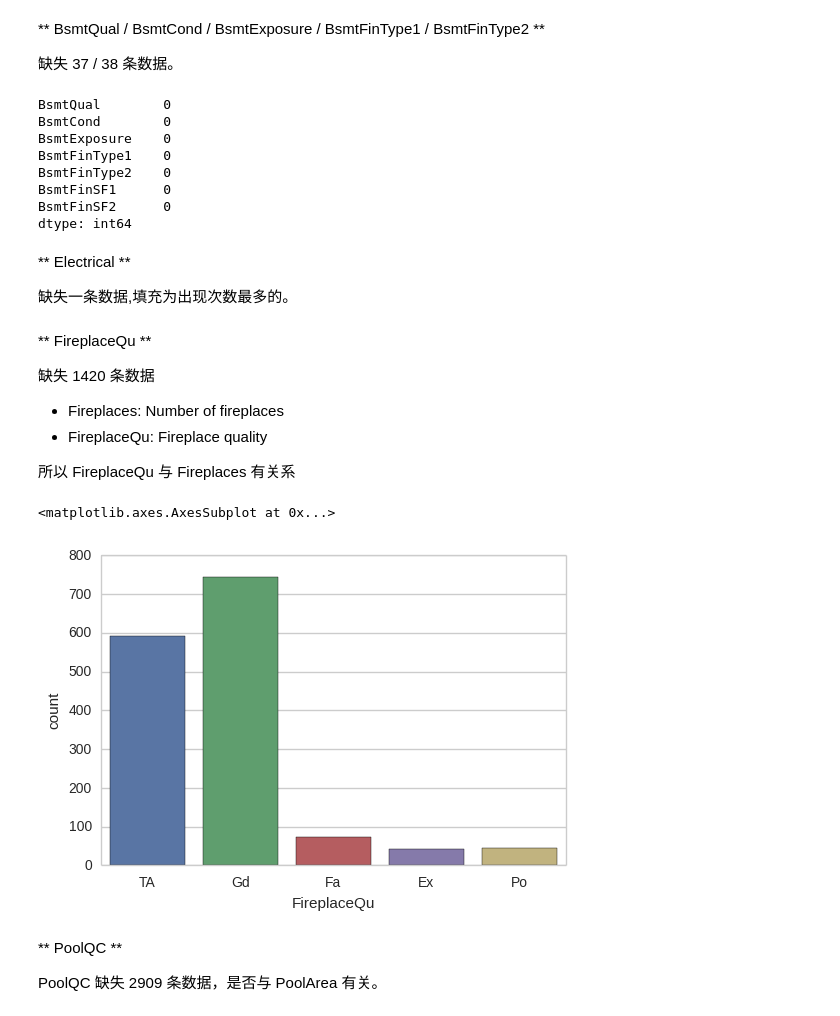
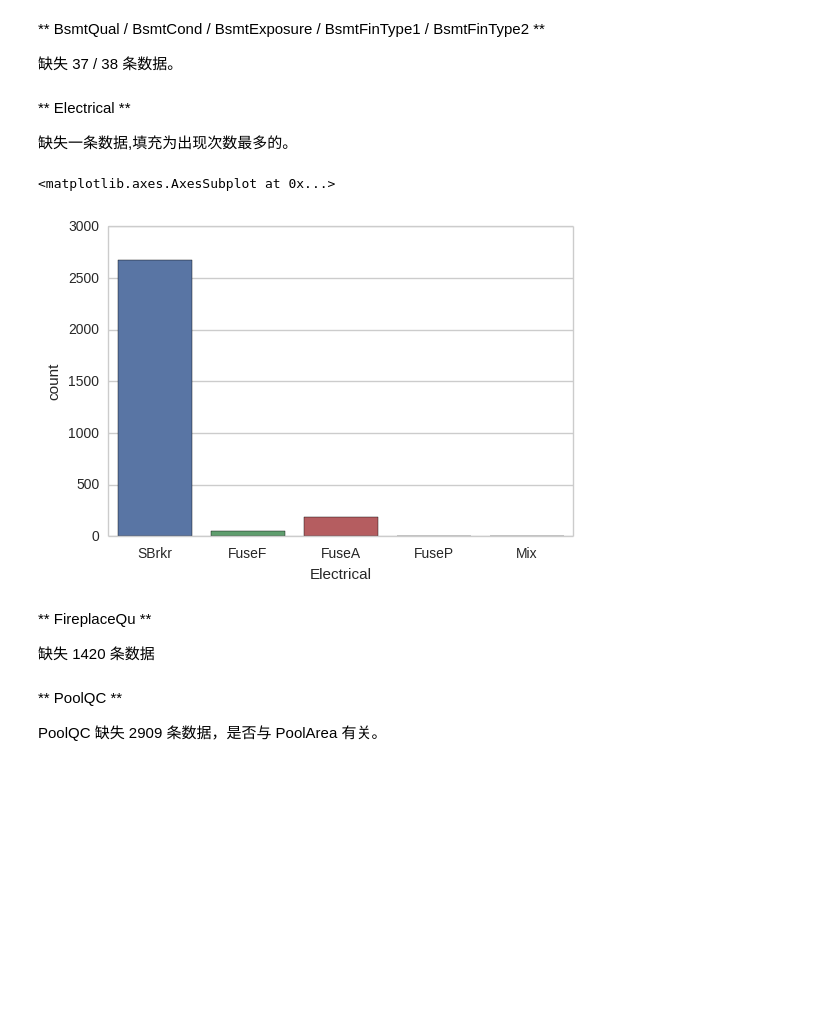
Before and after one commit to SunnyMarkLiu/Kaggle-House-Prices, a Jupyter notebook: Data_Cleaning_and_Feature_Engineering_Final_Version.ipynb, the cells around one changed output. Drawn from its saved outputs; the diff is of its cells as text; code cells hidden in the pictures; blank space fills up the shorter version.

```diff
--- a/Data_Cleaning_and_Feature_Engineering_Final_Version.ipynb
+++ b/Data_Cleaning_and_Feature_Engineering_Final_Version.ipynb
@@ -145,3 +86,8 @@ conbined_data['LotFrontage'][column] = conbined_data['SqrtLotArea'][column].\
+# %%
+lf_neighbor_map = conbined_data['LotFrontage'].groupby(conbined_data["Neighborhood"]).median()
+
+rows = conbined_data['LotFrontage'].isnull()
+conbined_data['LotFrontage'][rows] = conbined_data['Neighborhood'][rows].map(lambda neighbor : lf_neighbor_map[neighbor])
 # %%
 conbined_data[conbined_data['LotFrontage'].isnull()]
 # %% [output]
@@ -193,19 +126,13 @@ for column in basement_cols:
 # 对于数值型的 BsmtFinSF1 和 BsmtFinSF2
 fill_missing_conbined_data('BsmtFinSF1', 0)
 fill_missing_conbined_data('BsmtFinSF2', 0)
-# %%
-conbined_data[basement_cols].isnull().sum()
-# %% [output]
-BsmtQual        0
-BsmtCond        0
-BsmtExposure    0
-BsmtFinType1    0
-BsmtFinType2    0
-BsmtFinSF1      0
-BsmtFinSF2      0
-dtype: int64
 # %% [markdown]
 ** Electrical **
 
 缺失一条数据,填充为出现次数最多的。
+# %%
+sns.countplot(conbined_data['Electrical'])
+# %% [output]
+<matplotlib.axes.AxesSubplot at 0x...>
+[figure, added]
 # %%
@@ -214,17 +141,6 @@ fill_missing_conbined_data('Electrical', conbined_data['Electrical'].max())
 ** FireplaceQu **
 
 缺失 1420 条数据
-* Fireplaces: Number of fireplaces
-* FireplaceQu: Fireplace quality
-
-所以 FireplaceQu 与 Fireplaces 有关系
-# %%
-conbined_data['FireplaceQu'].value_counts()
-conbined_data[['FireplaceQu', 'Fireplaces']].groupby(['FireplaceQu']).median()
-sns.countplot(conbined_data['FireplaceQu'])
-# %% [output]
-<matplotlib.axes.AxesSubplot at 0x...>
-[figure, removed]
 # %%
 # 对于 Fireplaces 为 0 的，FireplaceQu 设置为 NA，表示 No Fireplace，此即缺失的 1420 条数据的情况
 fill_missing_conbined_data('FireplaceQu', 'NA')
```
Also changed, not shown: parts of 99 cells of this notebook.
